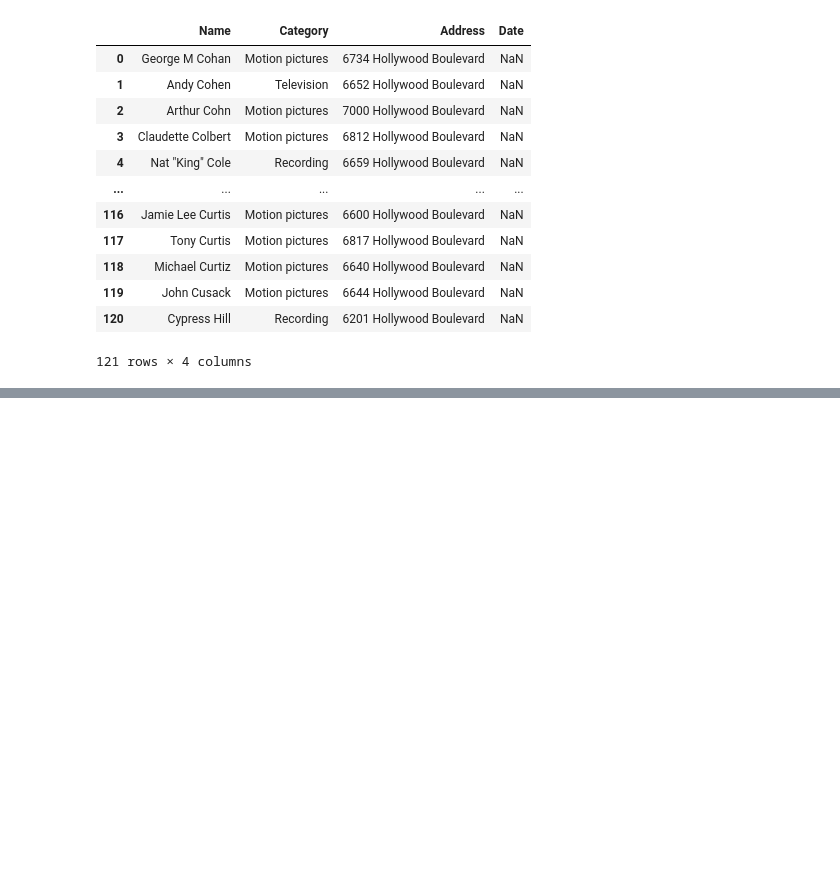
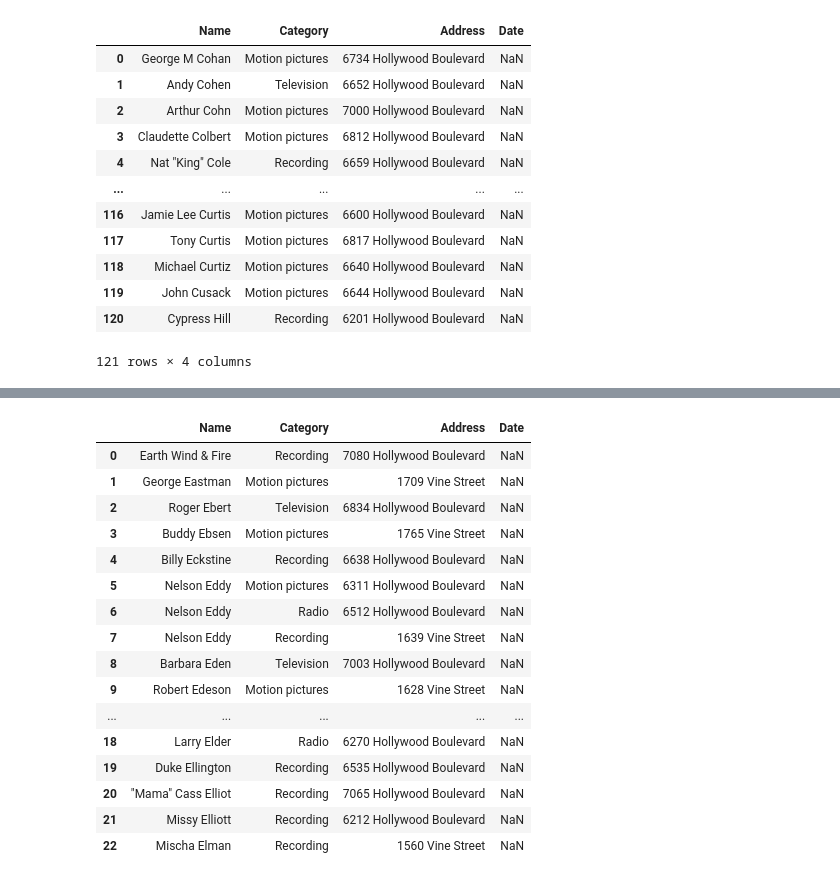
Before and after one commit to mburns74/marty_capstone, a Jupyter notebook: scripts/m_burns_cap_scrape.ipynb, the cells around one changed output, grey strips where cells are left out. Drawn from its saved outputs; the diff is of its cells as text; code cells hidden in the pictures; blank space fills up the shorter version.

```diff
--- a/scripts/m_burns_cap_scrape.ipynb
+++ b/scripts/m_burns_cap_scrape.ipynb
@@ -846,0 +883,21 @@ holly_c1
+# %%
+holly_e = hollywood_df[13]
+holly_e
+# %% [output]
+|  | Name | Category | Address | Date |
+| 0 | Earth Wind & Fire | Recording | 7080 Hollywood Boulevard | NaN |
+| 1 | George Eastman | Motion pictures | 1709 Vine Street | NaN |
+| 2 | Roger Ebert | Television | 6834 Hollywood Boulevard | NaN |
+| 3 | Buddy Ebsen | Motion pictures | 1765 Vine Street | NaN |
+| 4 | Billy Eckstine | Recording | 6638 Hollywood Boulevard | NaN |
+| 5 | Nelson Eddy | Motion pictures | 6311 Hollywood Boulevard | NaN |
+| 6 | Nelson Eddy | Radio | 6512 Hollywood Boulevard | NaN |
+| 7 | Nelson Eddy | Recording | 1639 Vine Street | NaN |
+| 8 | Barbara Eden | Television | 7003 Hollywood Boulevard | NaN |
+| 9 | Robert Edeson | Motion pictures | 1628 Vine Street | NaN |
+| ... | ... | ... | ... | ... |
+| 18 | Larry Elder | Radio | 6270 Hollywood Boulevard | NaN |
+| 19 | Duke Ellington | Recording | 6535 Hollywood Boulevard | NaN |
+| 20 | "Mama" Cass Elliot | Recording | 7065 Hollywood Boulevard | NaN |
+| 21 | Missy Elliott | Recording | 6212 Hollywood Boulevard | NaN |
+| 22 | Mischa Elman | Recording | 1560 Vine Street | NaN |
```
Also changed, not shown: parts of 68 cells of this notebook.
